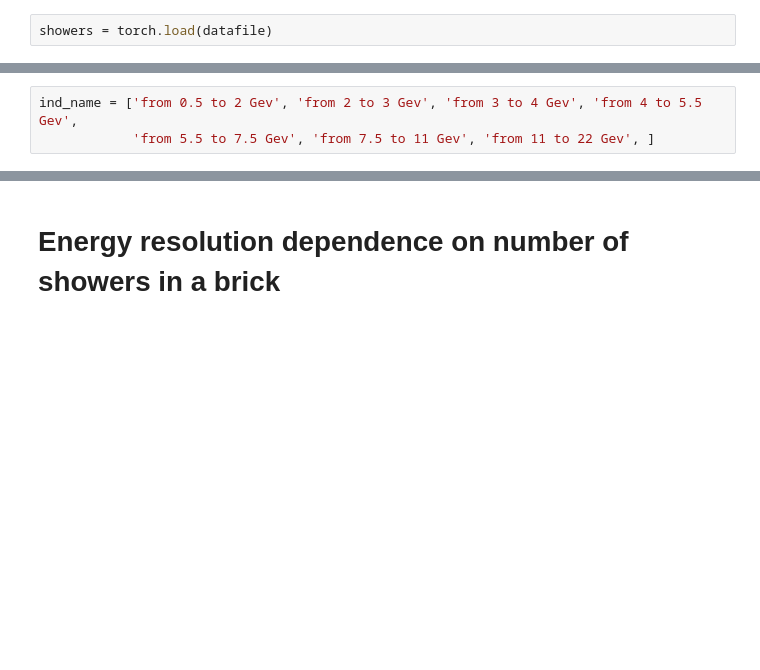
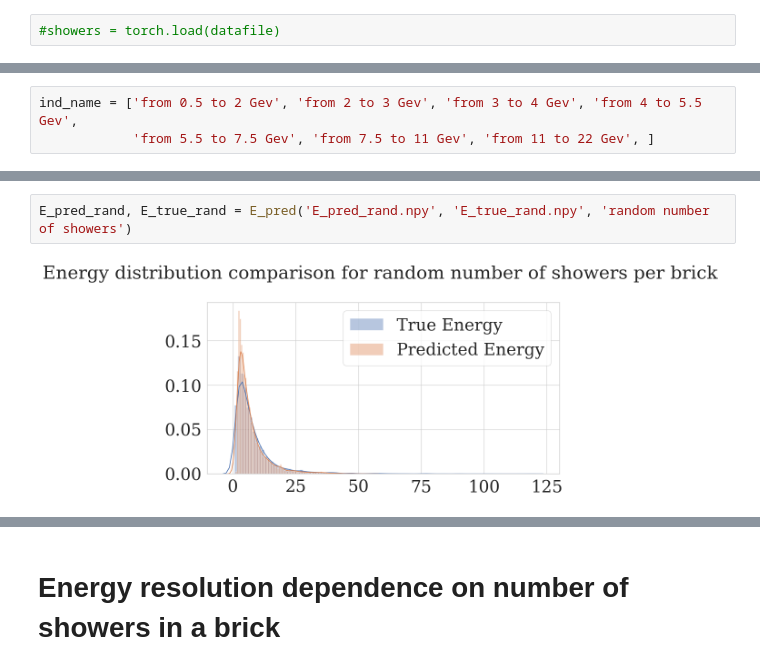
Before and after one commit to ketrint/ElectromagneticShowersReconstruction, a Jupyter notebook: ER_results.ipynb, the cells around one changed output, grey strips where cells are left out. Drawn from its saved outputs; the diff is of its cells as text; blank space fills up the shorter version.

```diff
--- a/ER_results.ipynb
+++ b/ER_results.ipynb
@@ -22,6 +24,6 @@ linewidth = 3
 datafile='rand_preprocessed.pt'
 device = torch.device("cpu")
 # %%
-showers = torch.load(datafile)
+#showers = torch.load(datafile)
 # %%
 len(showers)
@@ -131,0 +138,4 @@ plt.show()
+# %%
+E_pred_rand, E_true_rand = E_pred('E_pred_rand.npy', 'E_true_rand.npy', 'random number of showers')
+# %% [output]
+[figure, added]
```
Also changed, not shown: parts of 34 cells of this notebook.
